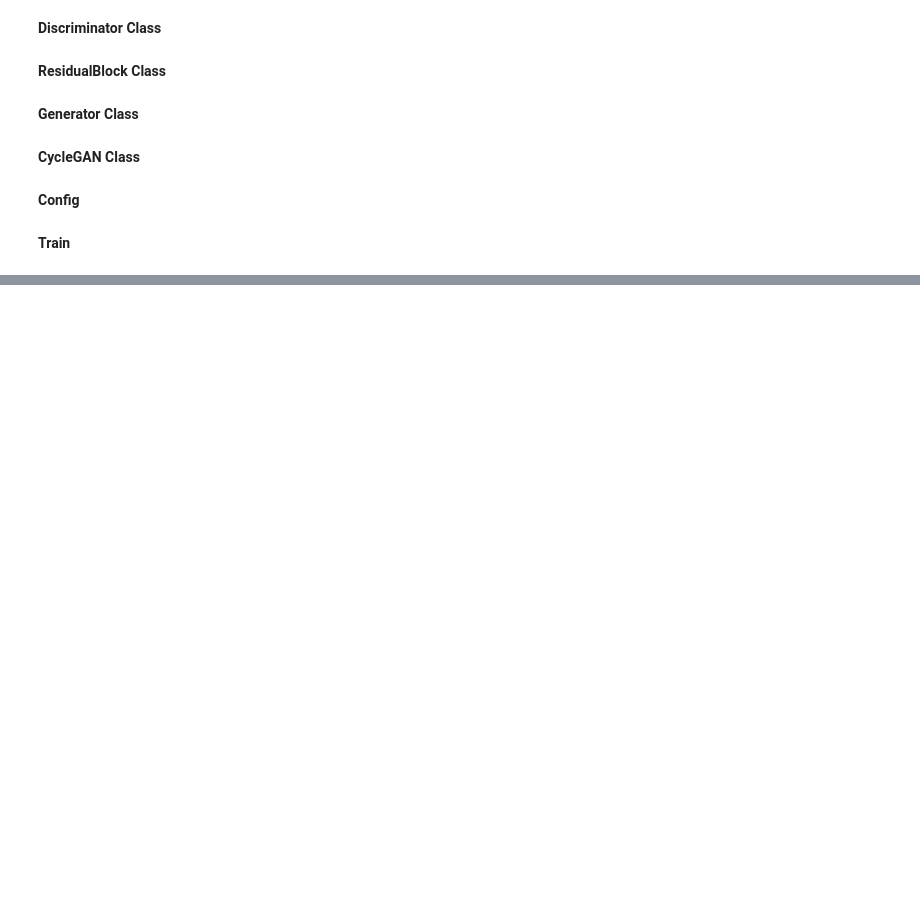
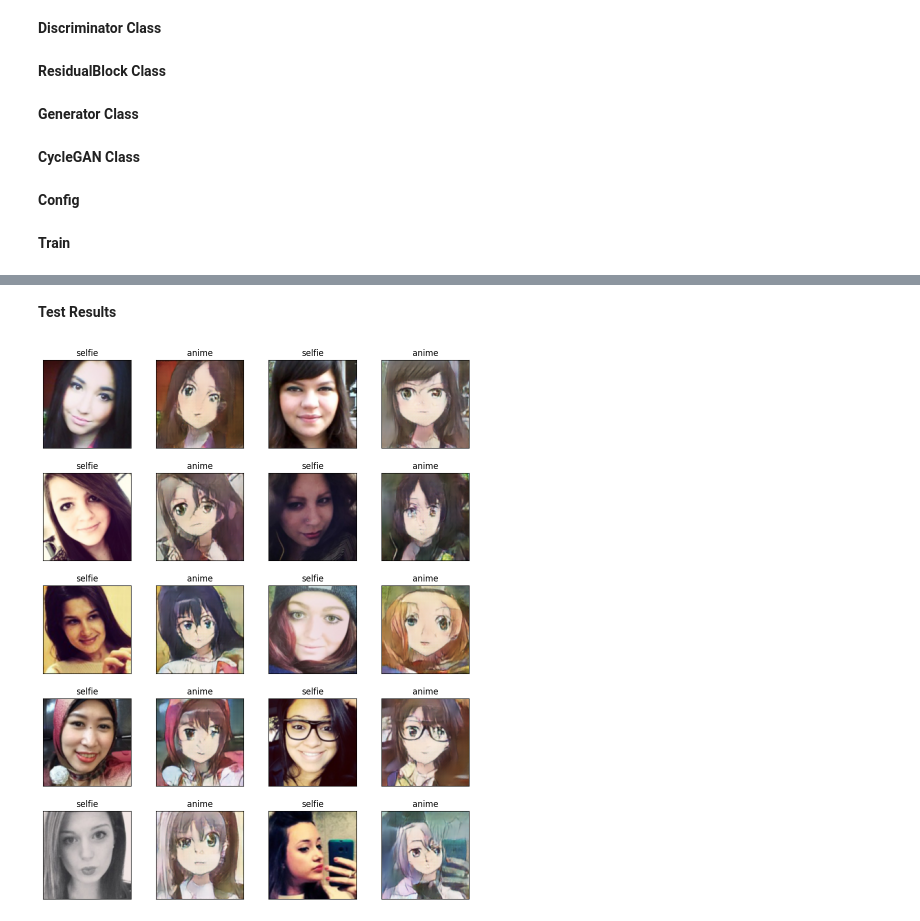
Before and after one commit to routingg/open_source, a Jupyter notebook: selfie2anime.ipynb, the cells around one changed output, grey strips where cells are left out. Cells and saved outputs as stored; diff of their text form; code cells hidden in the pictures; blank space fills up the shorter version.

```diff
--- a/selfie2anime.ipynb
+++ b/selfie2anime.ipynb
@@ -320,0 +349,40 @@ FileNotFoundError: ignored
+# %%
+# Test Dataset
+x_dataset = Dataset("testA")
+y_dataset = Dataset("testB")
+
+data_loader_x = DataLoader(x_dataset, BATCH_SIZE, shuffle=True, num_workers=N_WORKERS)
+data_loader_y = DataLoader(y_dataset, BATCH_SIZE, shuffle=True, num_workers=N_WORKERS)
+
+samples = []
+
+for i in range(12):
+    fixed_x = next(iter(data_loader_x))[i].to(cycleGan.device)
+    fake_y = cycleGan.G_XtoY(torch.unsqueeze(fixed_x, dim=0))
+    samples.extend([fixed_x, torch.squeeze(fake_y, 0)])
+# %% [markdown]
+**Test Results**
+# %%
+fig = plt.figure(figsize=(18, 14))
+grid = ImageGrid(fig, 111, nrows_ncols=(5, 4), axes_pad=0.5)
+
+
+for i, (ax, im) in enumerate(zip(grid, samples)):
+    _, w, h = im.size()
+    im = im.detach().cpu().numpy()
+    im = np.transpose(im, (1, 2, 0))
+
+    im = ((im +1)*255 / (2)).astype(np.uint8)
+    ax.imshow(im.reshape((w,h,3)))
+
+    ax.xaxis.set_visible(False)
+    ax.yaxis.set_visible(False)
+
+    if i%2 == 0: title = "selfie"
+    else: title = "anime"
+
+    ax.set_title(title)
+
+plt.show()
+# %% [output]
+[figure, added]
```
Also changed, not shown: parts of 3 cells of this notebook.
